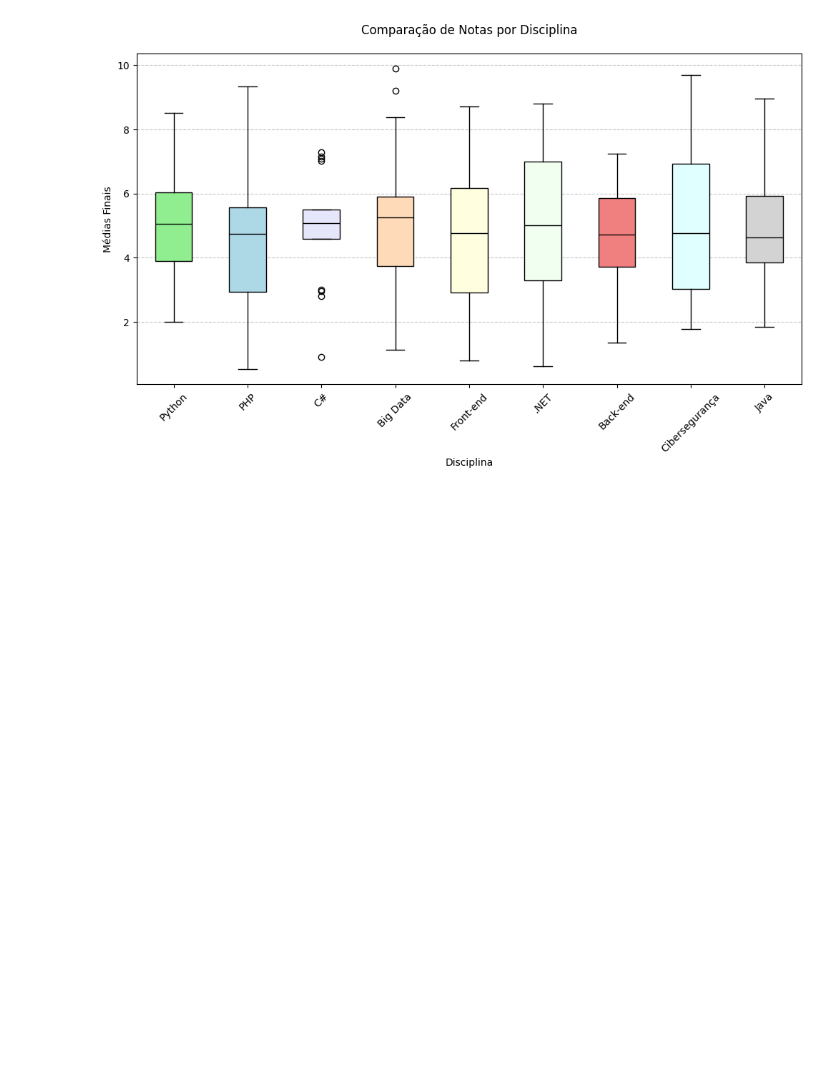
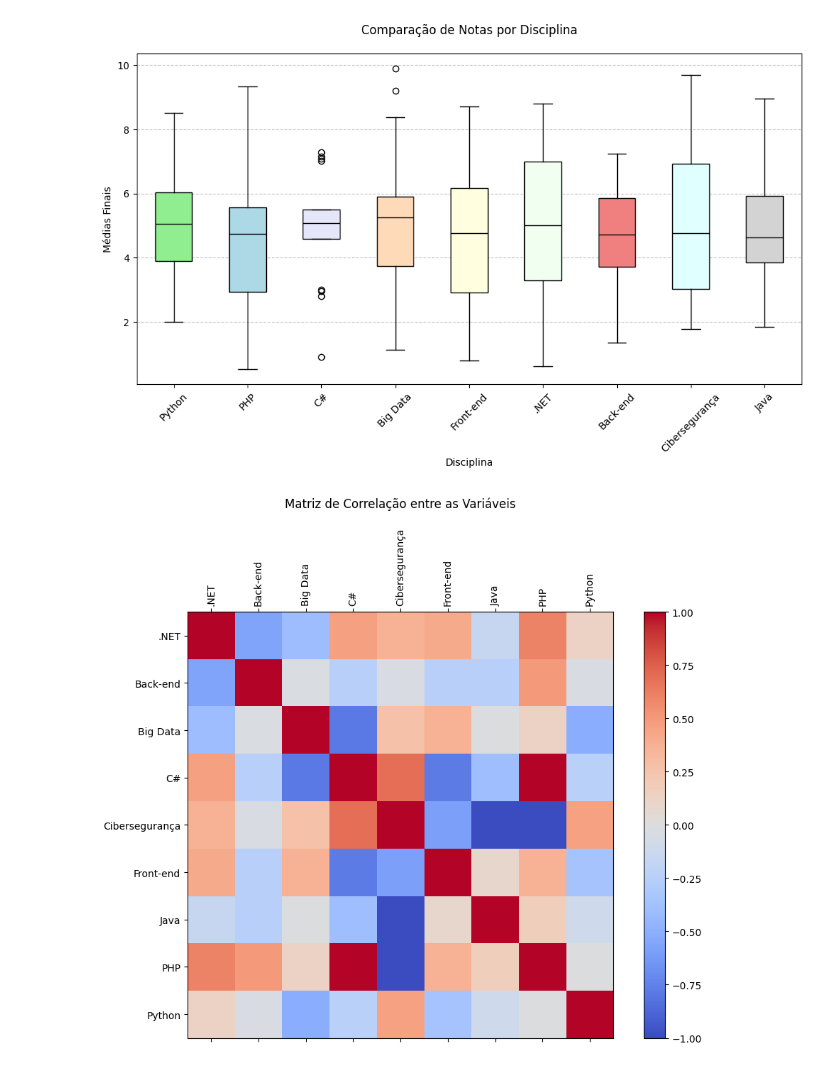
Before and after one commit to mrcaiosathler/serratec_analista02, a Jupyter notebook: python_analista02/analise_estatistica_alunos.ipynb, the cells around one changed output. Cells and saved outputs as stored; diff of their text form; code cells hidden in the pictures; blank space fills up the shorter version.

Commit message:
Versão Final - Alunos

```diff
--- a/python_analista02/analise_estatistica_alunos.ipynb
+++ b/python_analista02/analise_estatistica_alunos.ipynb
@@ -1,6 +1,7 @@
 # %%
 import pandas as pd
 import numpy as np
+import matplotlib.pyplot as plt
 
 # 1. Geração randômica de dados
 np.random.seed(42)
@@ -22,6 +23,16 @@ dados['média_final'] = np.round((dados['nota_prova'] * 0.5) + (dados['nota_trab
 # 2. Criação do DataFrame
 df_alunos = pd.DataFrame(dados)
 
+# Agrupa por aluno e disciplina para obter a média final de cada um (para o cálculo da correlação)
+tabela = df_alunos.pivot_table(
+    index='nome_aluno',
+    columns='disciplina',
+    values='média_final',
+    aggfunc='mean'
+)
+
+
+
 # Exibição dos primeiros registros
 print(df_alunos.head())
 # %% [output]
@@ -80,6 +91,13 @@ def analise_descritiva(dados, nome):
 for disciplina in df_alunos['disciplina'].unique():
     notas_disciplina = df_alunos[df_alunos['disciplina'] == disciplina]['média_final'].astype(float)
     analise_descritiva(notas_disciplina, disciplina)
+
+# Calcula a matriz de correlação entre as disciplinas
+correlacao_disciplinas = tabela.corr()
+
+# Exibe a matriz de correlação
+print('\n=== Correlação entre as Disciplinas ===')
+print(correlacao_disciplinas.round(4))
 # %% [output]
 === Análise da Disciplina Python ===
 Média das notas: 5.1228
@@ -123,3 +141,24 @@ plt.grid(axis='y', linestyle='--', alpha=0.7)
 plt.show()
 # %% [output]
 [figure]
+# %%
+#Gráfico de Correlação
+
+# Cria o mapa de calor
+fig, ax = plt.subplots(figsize=(10, 8))
+cax = ax.matshow(correlacao_disciplinas, cmap='coolwarm')
+
+# Adiciona a barra de cores
+fig.colorbar(cax)
+
+# Define os rótulos dos eixos
+ax.set_xticks(range(len(correlacao_disciplinas.columns)))
+ax.set_yticks(range(len(correlacao_disciplinas.columns)))
+ax.set_xticklabels(correlacao_disciplinas.columns, rotation=90)
+ax.set_yticklabels(correlacao_disciplinas.columns)
+
+plt.title("Matriz de Correlação entre as Variáveis", pad=20)
+plt.tight_layout()
+plt.show()
+# %% [output]
+[figure, added]
```
Also changed, not shown: parts of 1 cell of this notebook.
